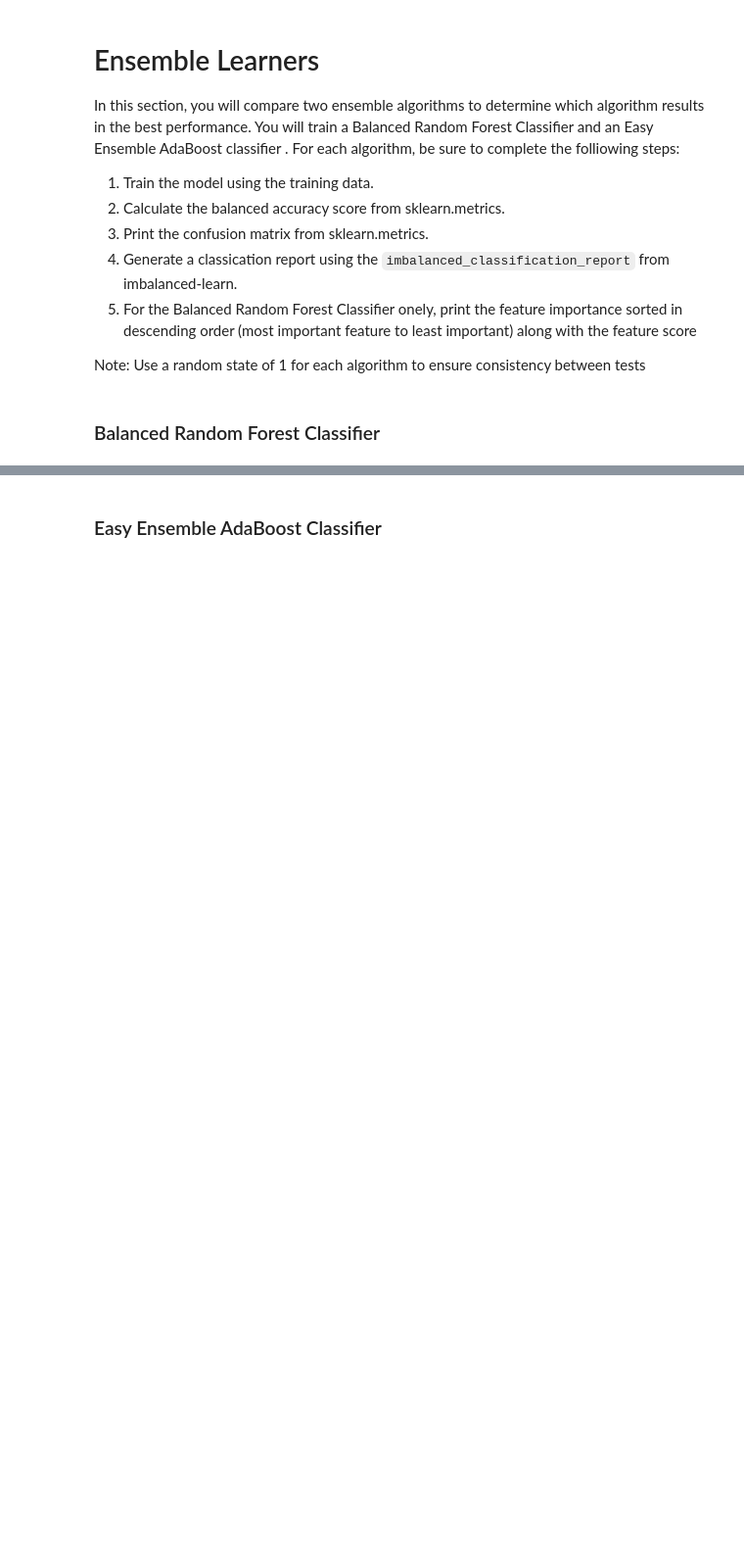
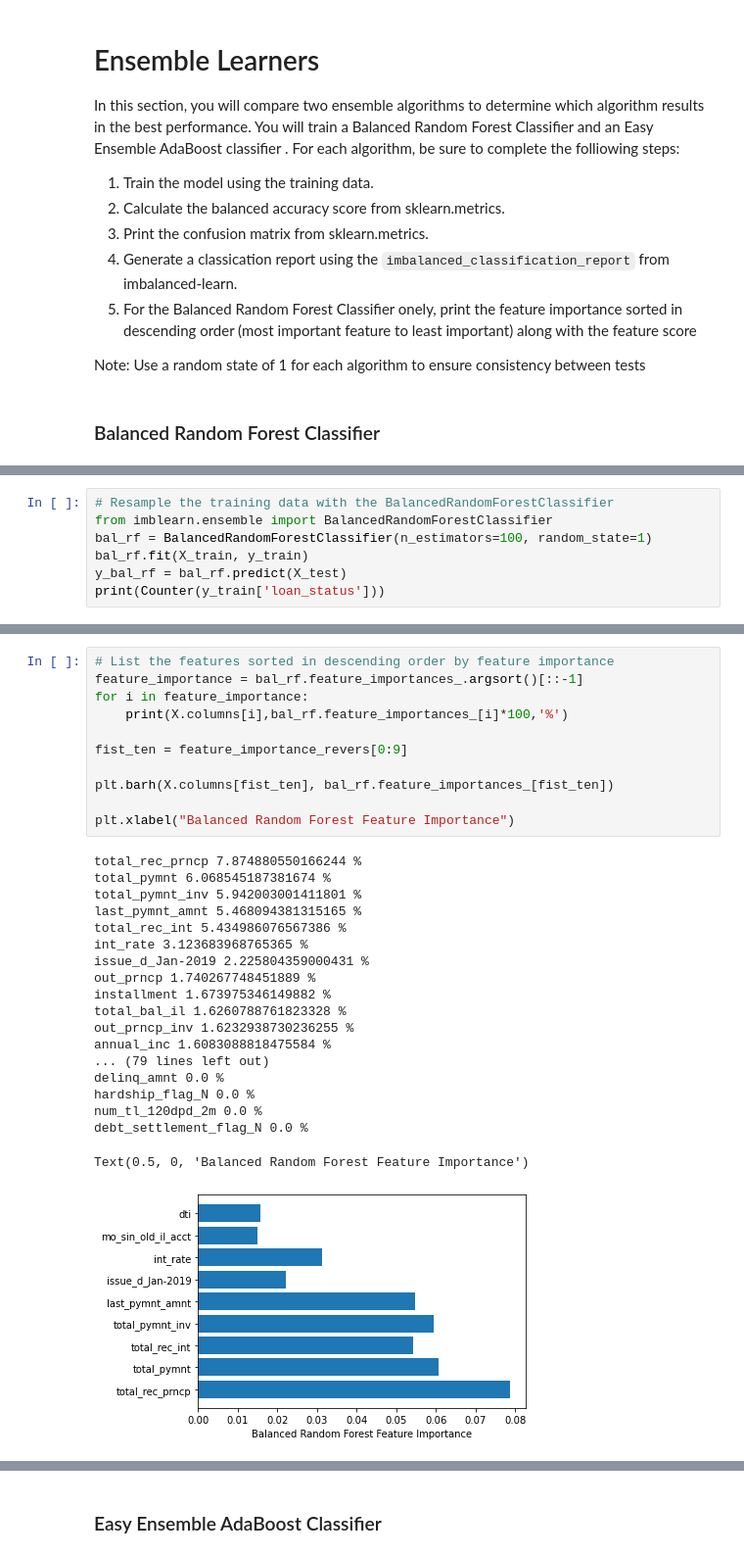
Before and after one commit to vijaycse/Credit_Risk_Analysis, a Jupyter notebook: credit_risk_ensemble.ipynb, the cells around one changed output, grey strips where cells are left out. Shown at 98% size. Drawn from its saved outputs; the diff is of its cells as text; blank space fills up the shorter version.

```diff
--- a/credit_risk_ensemble.ipynb
+++ b/credit_risk_ensemble.ipynb
@@ -135,0 +136,7 @@ BalancedRandomForestClassifier(random_state=1)
+# %%
+# Resample the training data with the BalancedRandomForestClassifier
+from imblearn.ensemble import BalancedRandomForestClassifier
+bal_rf = BalancedRandomForestClassifier(n_estimators=100, random_state=1)
+bal_rf.fit(X_train, y_train)
+y_bal_rf = bal_rf.predict(X_test)
+print(Counter(y_train['loan_status']))
@@ -177,0 +174,31 @@ debt_settlement_flag_N: (0.0)
+# %%
+# List the features sorted in descending order by feature importance
+feature_importance = bal_rf.feature_importances_.argsort()[::-1]
+for i in feature_importance:
+    print(X.columns[i],bal_rf.feature_importances_[i]*100,'%')
+
+fist_ten = feature_importance_revers[0:9]
+
+plt.barh(X.columns[fist_ten], bal_rf.feature_importances_[fist_ten])
+
+plt.xlabel("Balanced Random Forest Feature Importance")
+# %% [output]
+total_rec_prncp 7.874880550166244 %
+total_pymnt 6.068545187381674 %
+total_pymnt_inv 5.942003001411801 %
+last_pymnt_amnt 5.468094381315165 %
+total_rec_int 5.434986076567386 %
+int_rate 3.123683968765365 %
+issue_d_Jan-2019 2.225804359000431 %
+out_prncp 1.740267748451889 %
+installment 1.673975346149882 %
+total_bal_il 1.6260788761823328 %
+out_prncp_inv 1.6232938730236255 %
+annual_inc 1.6083088818475584 %
+... (79 lines left out)
+delinq_amnt 0.0 %
+hardship_flag_N 0.0 %
+num_tl_120dpd_2m 0.0 %
+debt_settlement_flag_N 0.0 %
+Text(0.5, 0, 'Balanced Random Forest Feature Importance')
+[figure, added]
```
Also changed, not shown: parts of 20 cells of this notebook, 1 other file.
